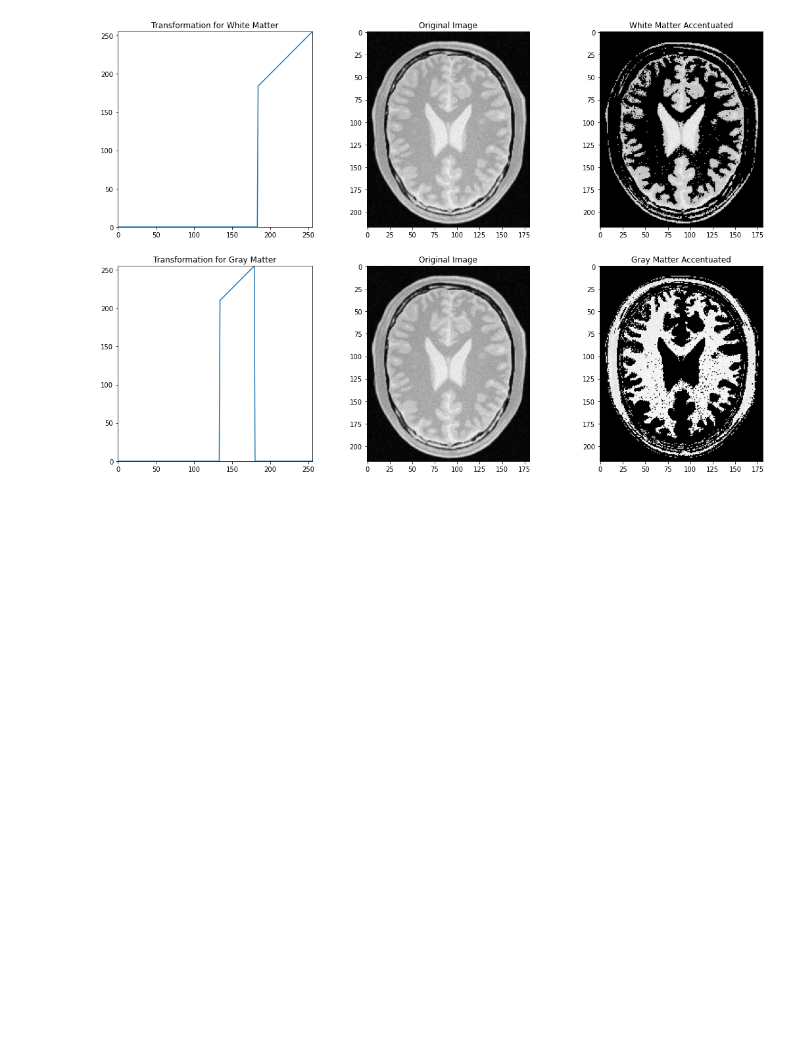
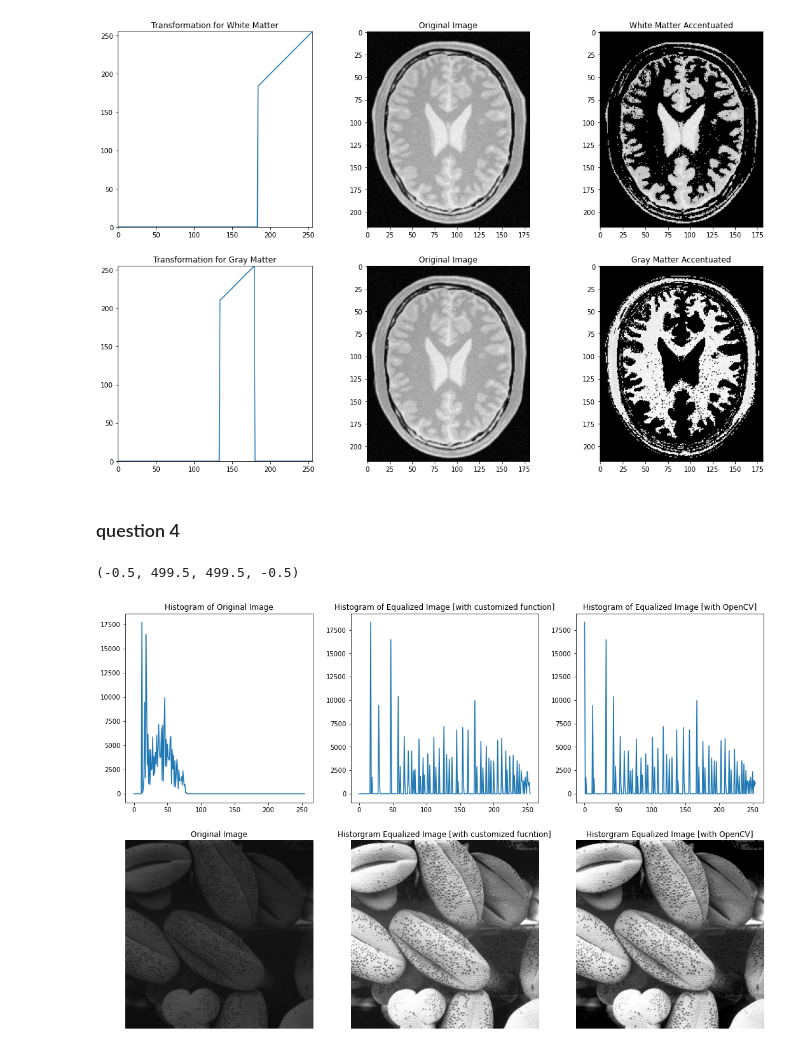
Before and after one commit to rajapaksha-rmpap/en2550_assignment_1, a Jupyter notebook: assignment 1.ipynb, the cells around one changed output. Cells and saved outputs as stored; diff of their text form; code cells hidden in the pictures; blank space fills up the shorter version.

```diff
--- a/assignment 1.ipynb
+++ b/assignment 1.ipynb
@@ -110,3 +110,49 @@ ax[1, 2].set_title("Gray Matter Accentuated")
 # %% [output]
 Text(0.5, 1.0, 'Gray Matter Accentuated')
 [figure]
+# %% [markdown]
+### question 4
+# %%
+# creating the transformation function
+def customHistogramEqulization(image):
+    # returns Histogram Equlized Version of an 8-bit grayscale image
+    count = np.array([(im == p).sum() for p in range(256)])
+    for i in range(1, 256): count[i] += count[i-1]
+    t = ((256-1)/image.size * count).astype(np.uint8)
+
+    hist_equalized = cv.LUT(image, t)
+    return hist_equalized
+# %%
+im = cv.imread("shells.png", cv.IMREAD_GRAYSCALE)
+im_hist_equalized_custom = customHistogramEqulization(im) # using custom function
+im_hist_equalized_cv = cv.equalizeHist(im)                # using opencv
+
+hist_org = cv.calcHist([im], [0], None, [255], [0,256])
+hist_equal_cust = cv.calcHist([im_hist_equalized_custom], [0], None, [255], [0,256])
+hist_equal_cv = cv.calcHist([im_hist_equalized_cv], [0], None, [255], [0,256])
+
+fig, ax = plt.subplots(2, 3, figsize=(18,12))
+
+ax[0,0].plot(hist_org)
+ax[0,0].set_title("Histogram of Original Image")
+
+ax[0,1].plot(hist_equal_cust)
+ax[0,1].set_title("Histogram of Equalized Image [with customized function]")
+
+ax[0,2].plot(hist_equal_cv)
+ax[0,2].set_title("Histogram of Equalized Image [with OpenCV]")
+
+ax[1,0].imshow(im, cmap='gray', vmin=0, vmax=255)
+ax[1,0].set_title("Original Image")
+ax[1,0].axis('off')
+
+ax[1,1].imshow(im_hist_equalized_custom, cmap='gray', vmin=0, vmax=255)
+ax[1,1].set_title("Historgram Equalized Image [with customized fucntion]")
+ax[1,1].axis('off')
+
+ax[1,2].imshow(im_hist_equalized_cv, cmap='gray', vmin=0, vmax=255)
+ax[1,2].set_title("Historgram Equalized Image [with OpenCV]")
+ax[1,2].axis('off')
+# %% [output]
+(-0.5, 499.5, 499.5, -0.5)
+[figure, added]
```
